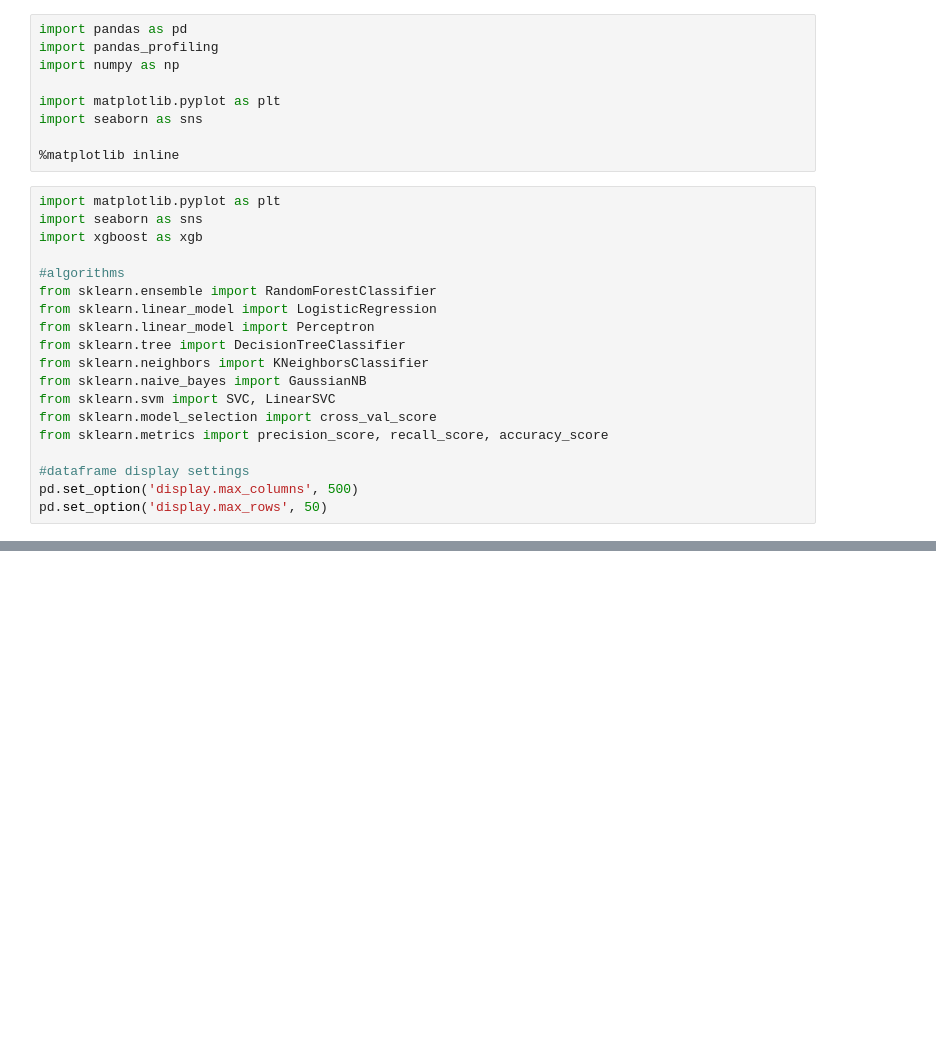
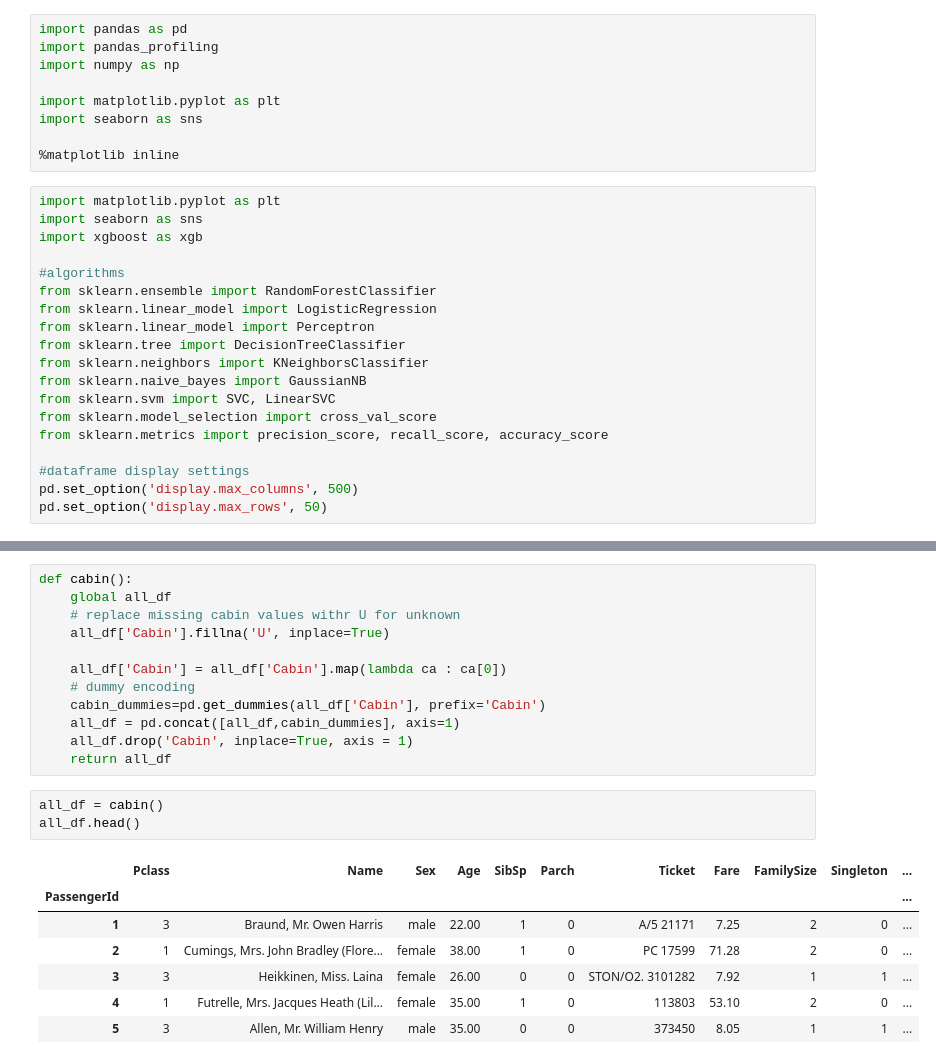
Before and after one commit to formroller/titanic, a Jupyter notebook: titanic.ipynb, the cells around one changed output, grey strips where cells are left out. Drawn from its saved outputs; the diff is of its cells as text; blank space fills up the shorter version.

```diff
--- a/titanic.ipynb
+++ b/titanic.ipynb
@@ -159,0 +167,23 @@ Name: Pclass, dtype: int64
+# %%
+def cabin():
+    global all_df
+    # replace missing cabin values withr U for unknown
+    all_df['Cabin'].fillna('U', inplace=True)
+
+    all_df['Cabin'] = all_df['Cabin'].map(lambda ca : ca[0])
+    # dummy encoding
+    cabin_dummies=pd.get_dummies(all_df['Cabin'], prefix='Cabin')
+    all_df = pd.concat([all_df,cabin_dummies], axis=1)
+    all_df.drop('Cabin', inplace=True, axis = 1)
+    return all_df
+# %%
+all_df = cabin()
+all_df.head()
+# %% [output]
+|  | Pclass | Name | Sex | Age | SibSp | Parch | Ticket | Fare | FamilySize | Singleton | ... |
+| PassengerId |  |  |  |  |  |  |  |  |  |  | ... |
+| 1 | 3 | Braund, Mr. Owen Harris | male | 22.00 | 1 | 0 | A/5 21171 | 7.25 | 2 | 0 | ... |
+| 2 | 1 | Cumings, Mrs. John Bradley (Flore... | female | 38.00 | 1 | 0 | PC 17599 | 71.28 | 2 | 0 | ... |
+| 3 | 3 | Heikkinen, Miss. Laina | female | 26.00 | 0 | 0 | STON/O2. 3101282 | 7.92 | 1 | 1 | ... |
+| 4 | 1 | Futrelle, Mrs. Jacques Heath (Lil... | female | 35.00 | 1 | 0 | 113803 | 53.10 | 2 | 0 | ... |
+| 5 | 3 | Allen, Mr. William Henry | male | 35.00 | 0 | 0 | 373450 | 8.05 | 1 | 1 | ... |
```
Also changed, not shown: parts of 60 cells of this notebook, 1 other file.
